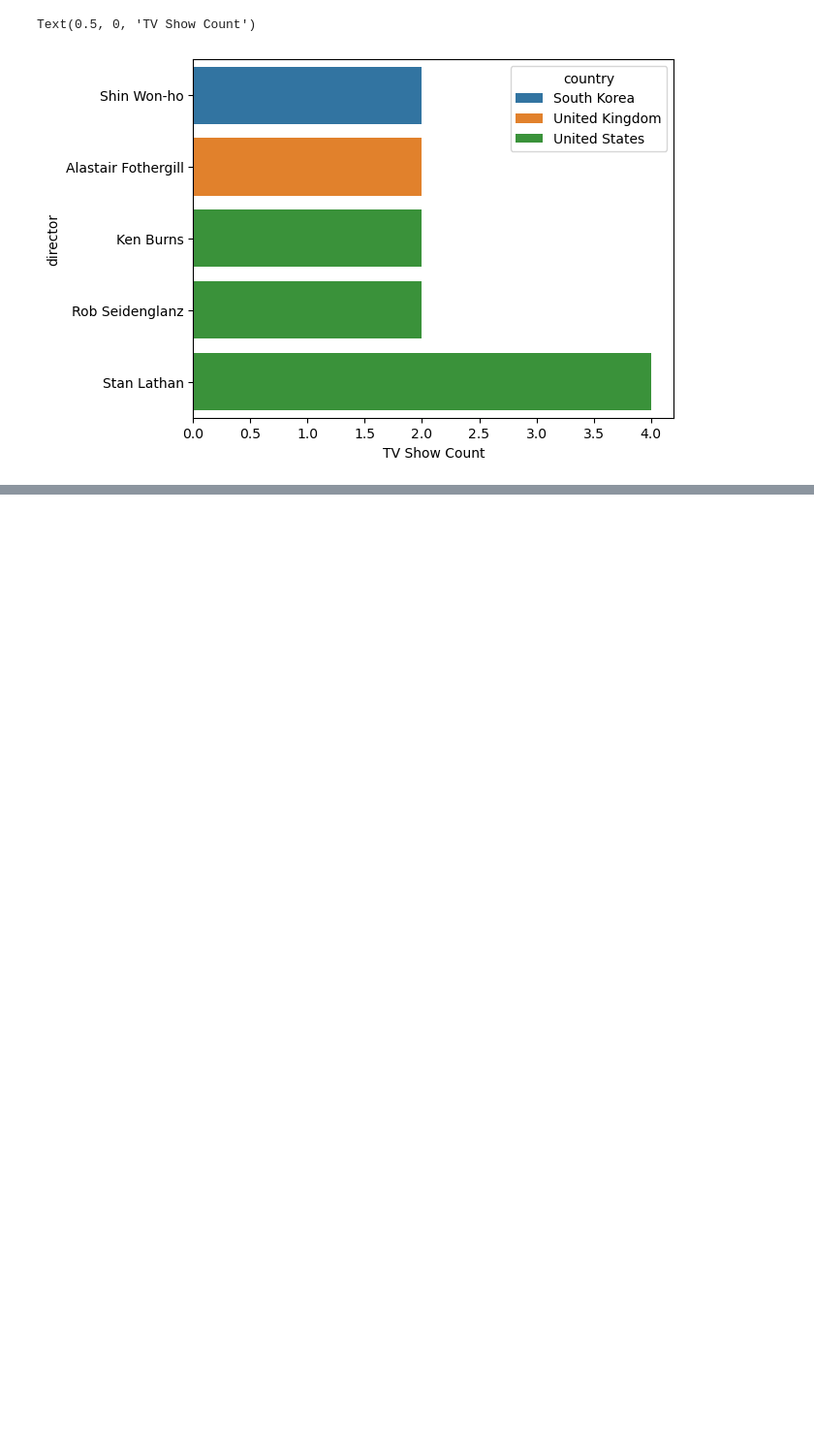
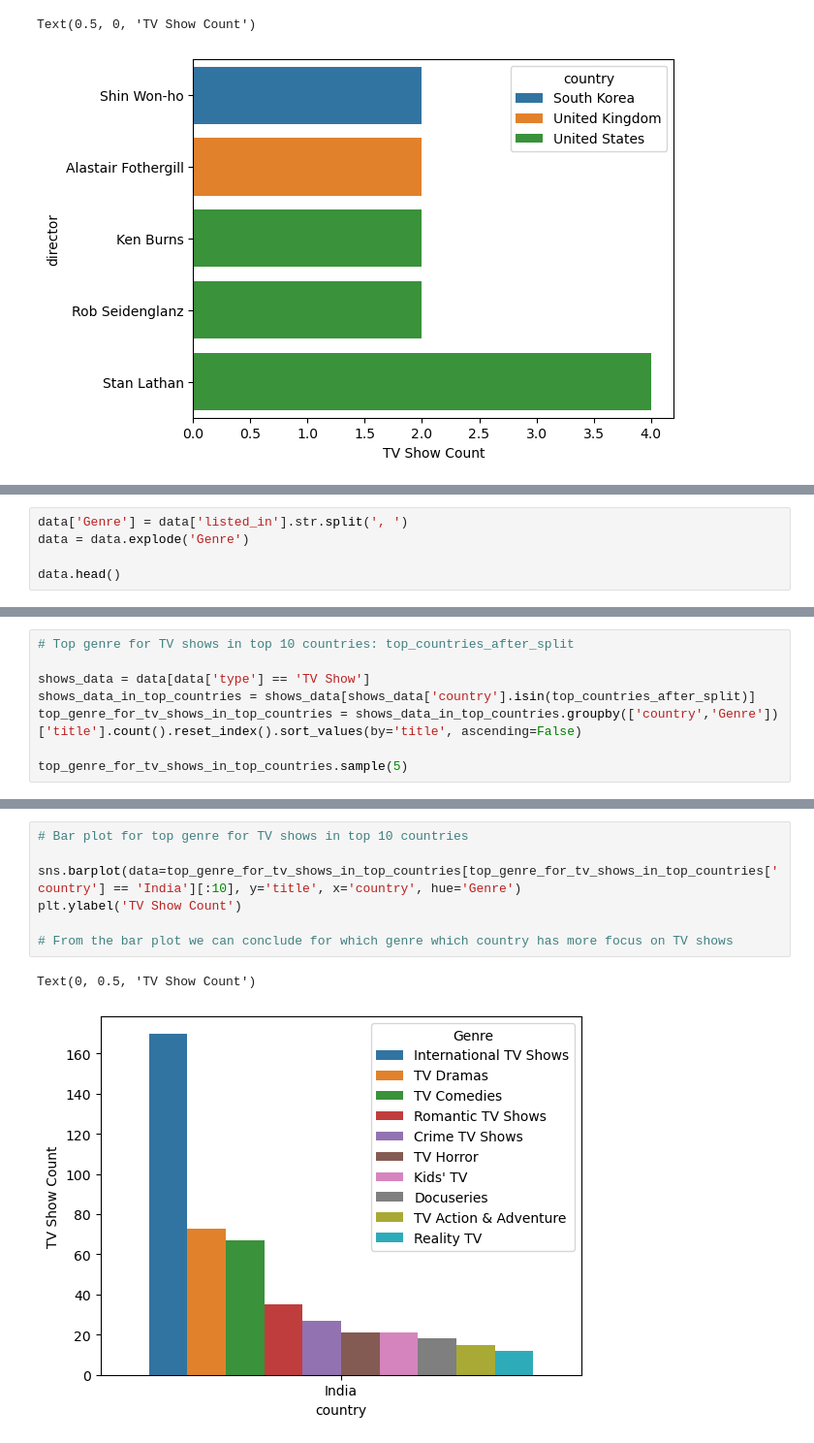
Before and after one commit to subham-haz/DAV---1, a Jupyter notebook: DAY_12 Business_case_Netflix (17-03-2026).ipynb, the cells around one changed output, grey strips where cells are left out. Shown at 97% size. Cells and saved outputs as stored; diff of their text form; blank space fills up the shorter version.

Commit message:
Analysis on Genre

```diff
--- a/DAY_12 Business_case_Netflix (17-03-2026).ipynb
+++ b/DAY_12 Business_case_Netflix (17-03-2026).ipynb
@@ -336,0 +386,5 @@ Text(0.5, 0, 'TV Show Count')
+# %%
+data['Genre'] = data['listed_in'].str.split(', ')
+data = data.explode('Genre')
+
+data.head()
@@ -336,0 +475,8 @@ Text(0.5, 0, 'TV Show Count')
+# %%
+# Top genre for TV shows in top 10 countries: top_countries_after_split
+
+shows_data = data[data['type'] == 'TV Show']
+shows_data_in_top_countries = shows_data[shows_data['country'].isin(top_countries_after_split)]
+top_genre_for_tv_shows_in_top_countries = shows_data_in_top_countries.groupby(['country','Genre'])['title'].count().reset_index().sort_values(by='title', ascending=False)
+
+top_genre_for_tv_shows_in_top_countries.sample(5)
@@ -336,0 +499,10 @@ Text(0.5, 0, 'TV Show Count')
+# %%
+# Bar plot for top genre for TV shows in top 10 countries
+
+sns.barplot(data=top_genre_for_tv_shows_in_top_countries[top_genre_for_tv_shows_in_top_countries['country'] == 'India'][:10], y='title', x='country', hue='Genre')
+plt.ylabel('TV Show Count')
+
+# From the bar plot we can conclude for which genre which country has more focus on TV shows
+# %% [output]
+Text(0, 0.5, 'TV Show Count')
+[figure, added]
```
Also changed, not shown: parts of 26 cells of this notebook, 1 other file.
